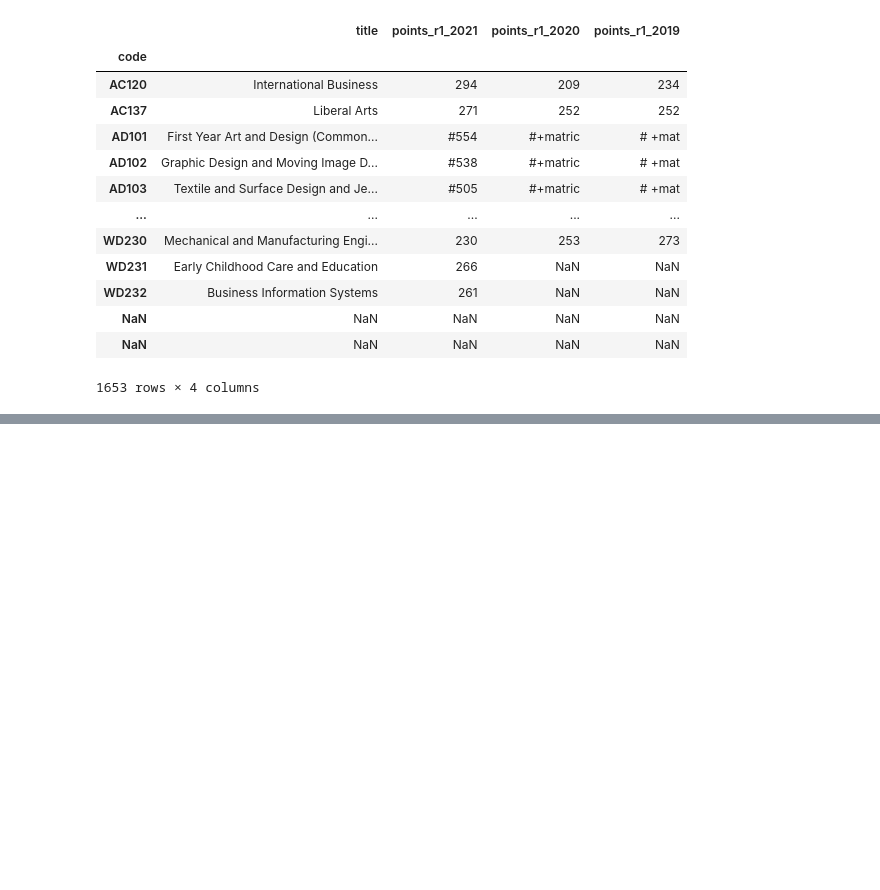
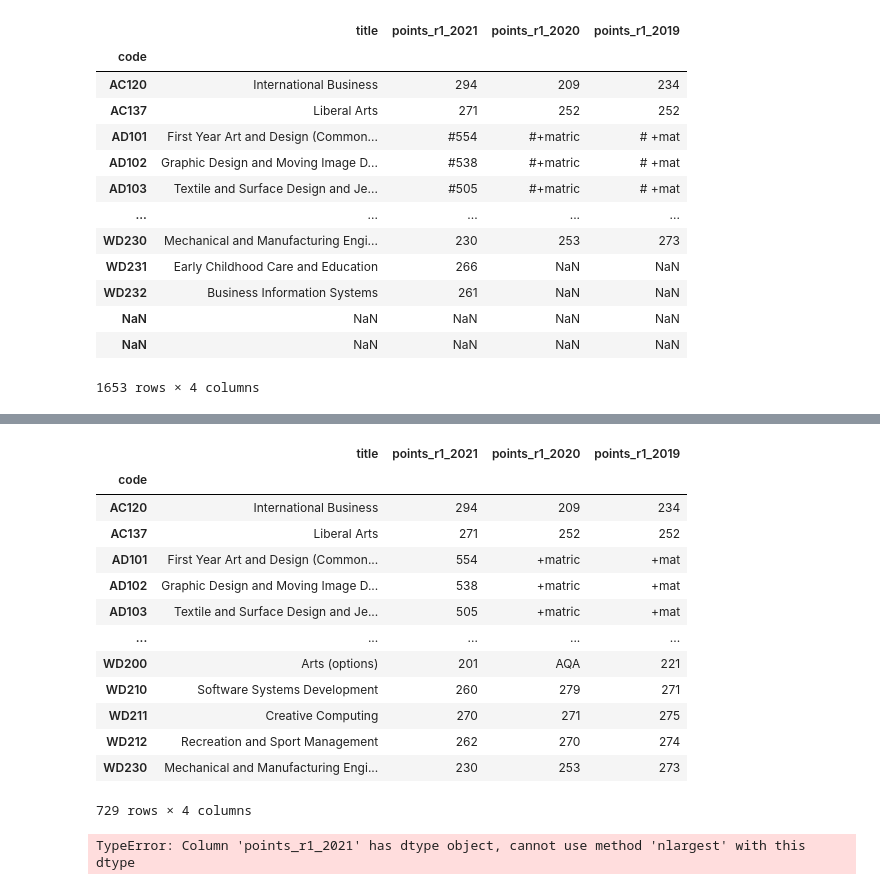
Before and after one commit to katel85/FundamentalsDA, a Jupyter notebook: Practicejoining.ipynb, the cells around one changed output, grey strips where cells are left out. Saved outputs shown, nothing was run; the diff lists cells and outputs as text; code cells hidden in the pictures; blank space fills up the shorter version.

```diff
--- a/Practicejoining.ipynb
+++ b/Practicejoining.ipynb
@@ -525,0 +573,30 @@ allcourses
+# %%
+# I want to drop all the NaN Values as I can't compare these courses correctly over the years
+#https://sparkbyexamples.com/pandas/pandas-drop-rows-with-nan-values-in-dataframe/#:~:text=Alternatively%2C%20you%20can%20also%20use%20axis%3D0%20as%20a,you%20can%20do%20so%20using%20reset_index%20%28%29%20method.
+allcourses1=allcourses.dropna()
+# %%
+allcourses2=allcourses1.replace('#','', regex=True)
+#df = df.replace('old character','new character', regex=True)
+#https://datatofish.com/replace-character-pandas-dataframe/
+#https://pythonexamples.org/pandas-dataframe-select-columns-of-numeric-datatype/
+# %%
+allcourses2
+# %% [output]
+|  | title | points_r1_2021 | points_r1_2020 | points_r1_2019 |
+| code |  |  |  |  |
+| AC120 | International Business | 294 | 209 | 234 |
+| AC137 | Liberal Arts | 271 | 252 | 252 |
+| AD101 | First Year Art and Design (Common... | 554 | +matric | +mat |
+| AD102 | Graphic Design and Moving Image D... | 538 | +matric | +mat |
+| AD103 | Textile and Surface Design and Je... | 505 | +matric | +mat |
+| ... | ... | ... | ... | ... |
+| WD200 | Arts (options) | 201 | AQA | 221 |
+| WD210 | Software Systems Development | 260 | 279 | 271 |
+| WD211 | Creative Computing | 270 | 271 | 275 |
+| WD212 | Recreation and Sport Management | 262 | 270 | 274 |
+| WD230 | Mechanical and Manufacturing Engi... | 230 | 253 | 273 |
+729 rows × 4 columns
+# %%
+allcourses2.nlargest(10, 'points_r1_2021')
+# %% [output]
+TypeError: Column 'points_r1_2021' has dtype object, cannot use method 'nlargest' with this dtype
```
Also changed, not shown: parts of 5 cells of this notebook, 8 other files.
